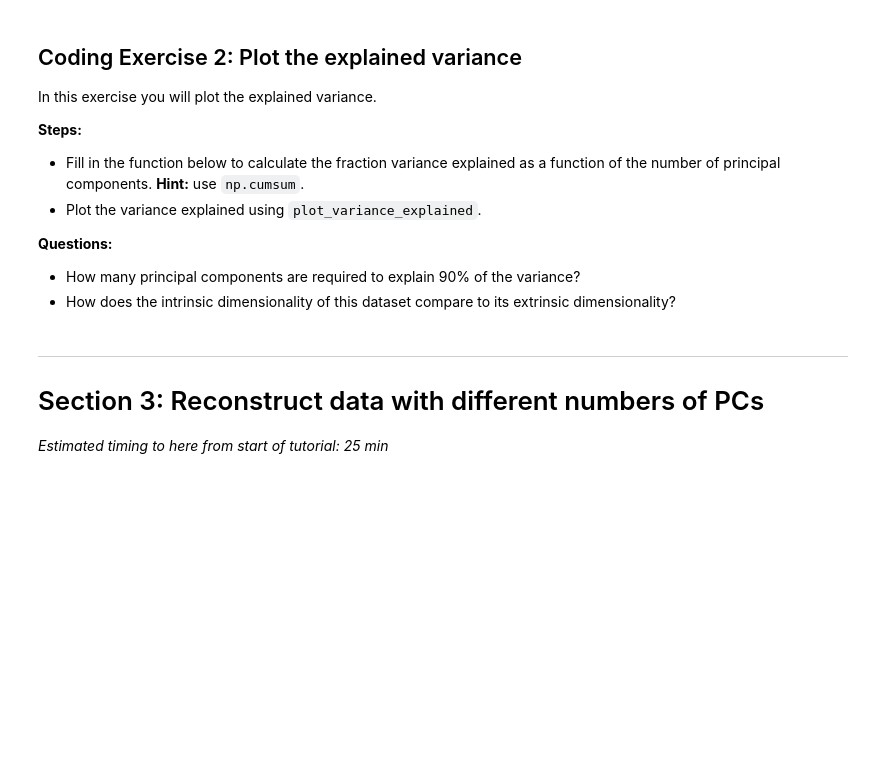
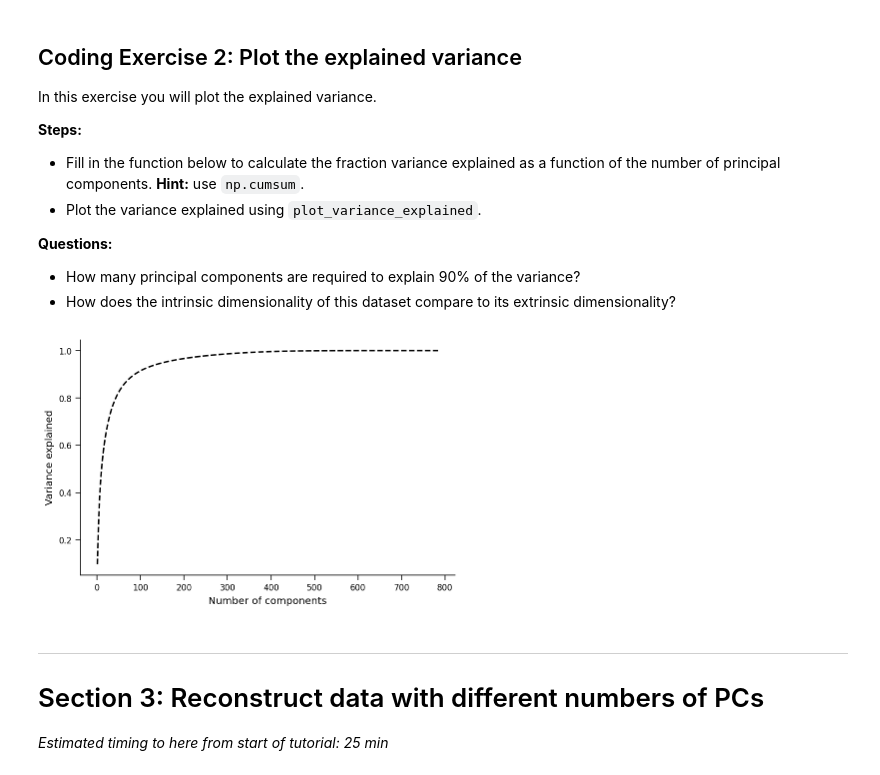
Before and after one commit to HyunsuLee/NMA-CN-course-content, a Jupyter notebook: tutorials/W1D4_DimensionalityReduction/W1D4_Tutorial3.ipynb, the cells around one changed output. Cells and saved outputs as stored; diff of their text form; code cells hidden in the pictures; blank space fills up the shorter version.

```diff
--- a/tutorials/W1D4_DimensionalityReduction/W1D4_Tutorial3.ipynb
+++ b/tutorials/W1D4_DimensionalityReduction/W1D4_Tutorial3.ipynb
@@ -444,34 +434,35 @@ In this exercise you will plot the explained variance.
 # %%
 def get_variance_explained(evals):
   """
   Calculates variance explained from the eigenvalues.
 
   Args:
     evals (numpy array of floats) : Vector of eigenvalues
 
   Returns:
     (numpy array of floats)       : Vector of variance explained
 
   """
 
   #################################################
-  ## TO DO for students: calculate the explained variance using the equation
-  ## from Section 2.
+
   # Comment once you've filled in the function
-  raise NotImplementedError("Student exercise: calculate explain variance!")
+  #raise NotImplementedError("Student exercise: calculate explain variance!")
   #################################################
 
   # Cumulatively sum the eigenvalues
-  csum = ...
+  csum = np.cumsum(evals)
 
   # Normalize by the sum of eigenvalues
-  variance_explained = ...
+  variance_explained = csum/np.sum(evals)
 
   return variance_explained
 
 
 # Calculate the variance explained
 variance_explained = get_variance_explained(evals)
 
 # Visualize
 plot_variance_explained(variance_explained)
+# %% [output]
+[figure, added]
```
Also changed, not shown: parts of 16 cells of this notebook.
